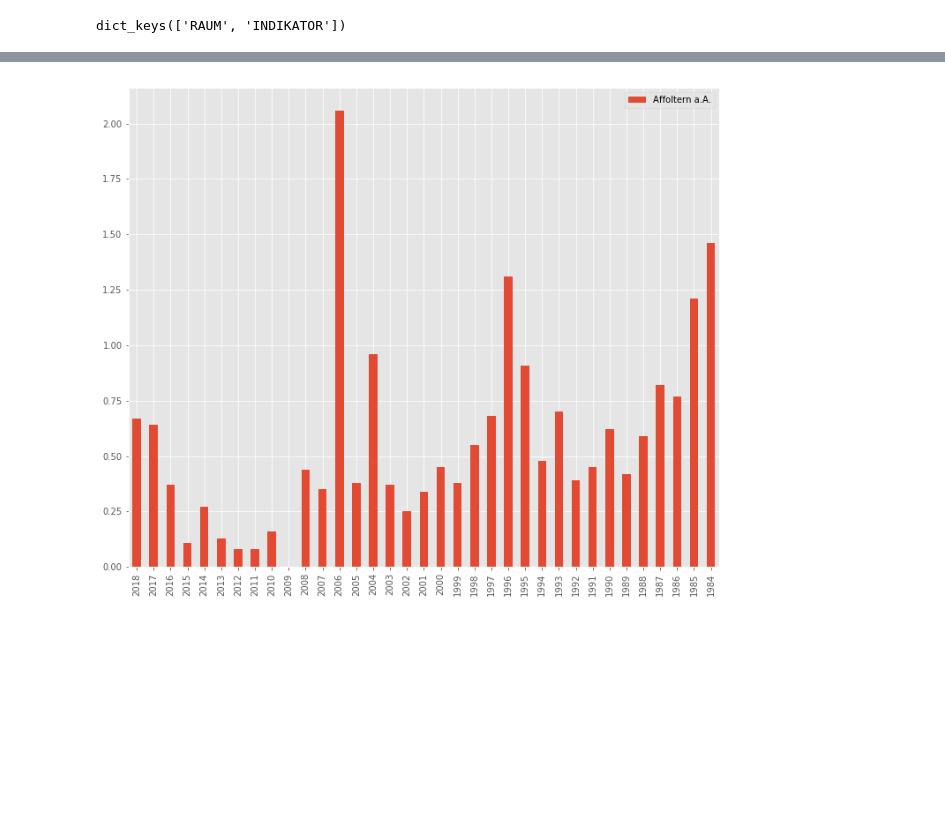
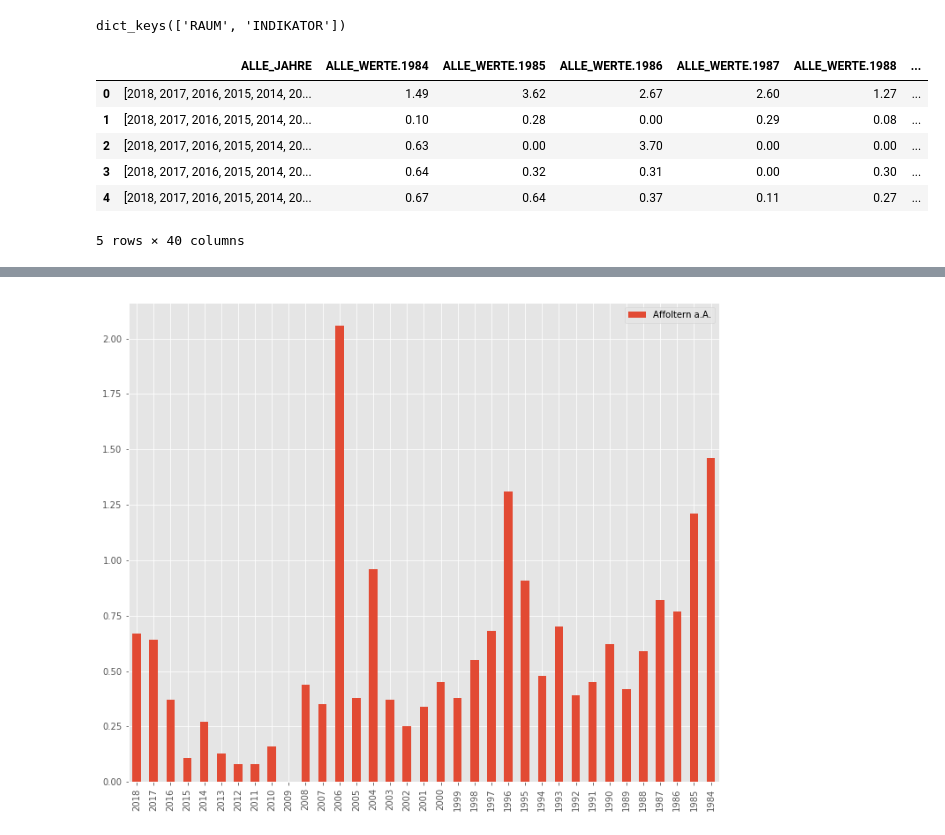
Before and after one commit to jartsavor/wikidata_canton_zurich, a Jupyter notebook: challenge_notebook_jeremy.ipynb, the cells around one changed output, grey strips where cells are left out. Saved outputs shown, nothing was run; the diff lists cells and outputs as text; code cells hidden in the pictures; blank space fills up the shorter version.

```diff
--- a/challenge_notebook_jeremy.ipynb
+++ b/challenge_notebook_jeremy.ipynb
@@ -20,6 +20,16 @@ raum_json = zuri_json['RAUM']
 indi_json = zuri_json['INDIKATOR']
 # %%
 raum_df = pd.io.json.json_normalize(raum_json)
+# %%
+raum_df.head()
+# %% [output]
+|  | ALLE_JAHRE | ALLE_WERTE.1984 | ALLE_WERTE.1985 | ALLE_WERTE.1986 | ALLE_WERTE.1987 | ALLE_WERTE.1988 | ... |
+| 0 | [2018, 2017, 2016, 2015, 2014, 20... | 1.49 | 3.62 | 2.67 | 2.60 | 1.27 | ... |
+| 1 | [2018, 2017, 2016, 2015, 2014, 20... | 0.10 | 0.28 | 0.00 | 0.29 | 0.08 | ... |
+| 2 | [2018, 2017, 2016, 2015, 2014, 20... | 0.63 | 0.00 | 3.70 | 0.00 | 0.00 | ... |
+| 3 | [2018, 2017, 2016, 2015, 2014, 20... | 0.64 | 0.32 | 0.31 | 0.00 | 0.30 | ... |
+| 4 | [2018, 2017, 2016, 2015, 2014, 20... | 0.67 | 0.64 | 0.37 | 0.11 | 0.27 | ... |
+5 rows × 40 columns
 # %%
 raum_df.columns = list(map(lambda x: x.replace('ALLE_WERTE.', '_'),raum_df.columns))
 # %%
```
Also changed, not shown: parts of 8 cells of this notebook.
